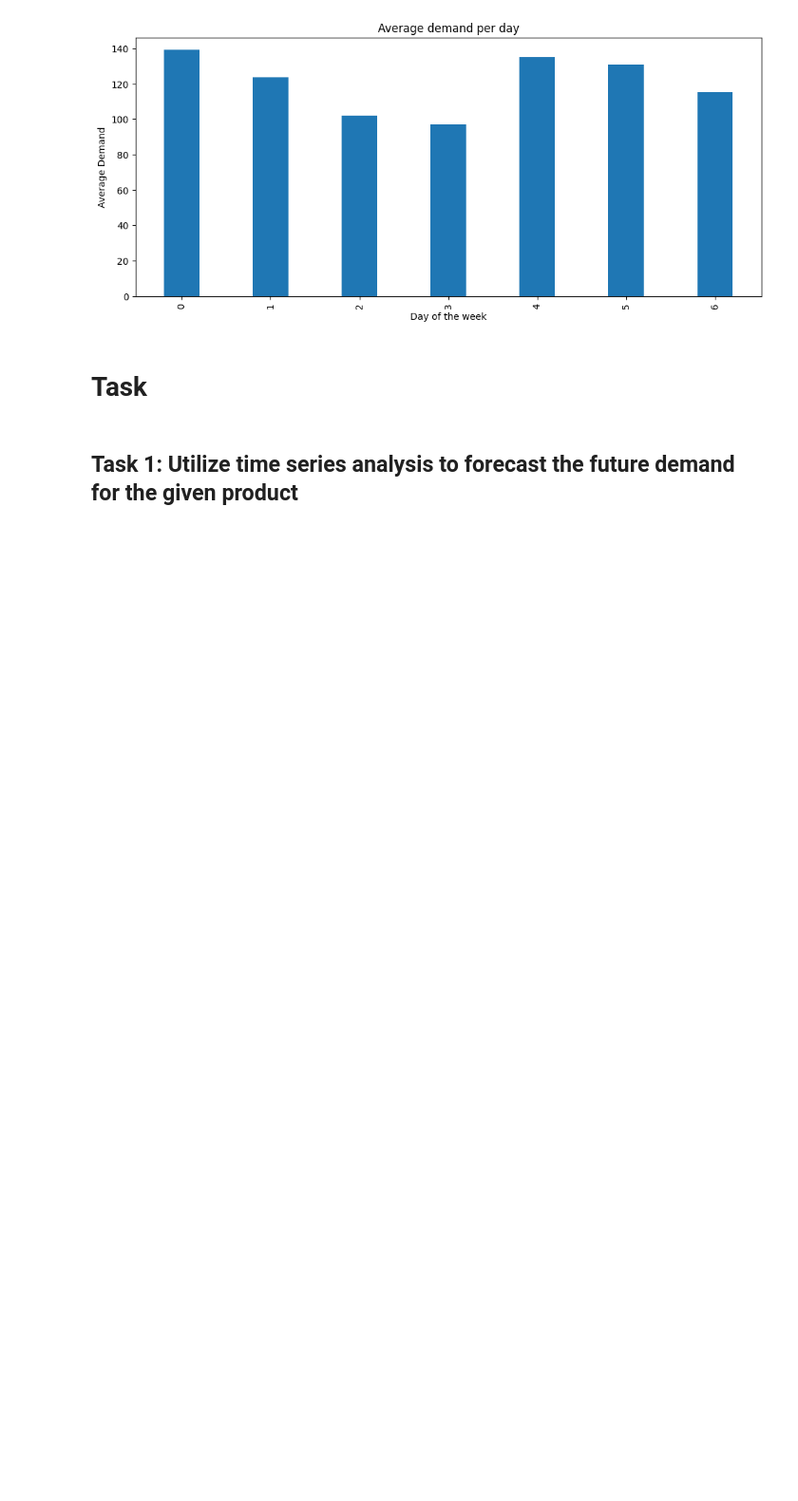
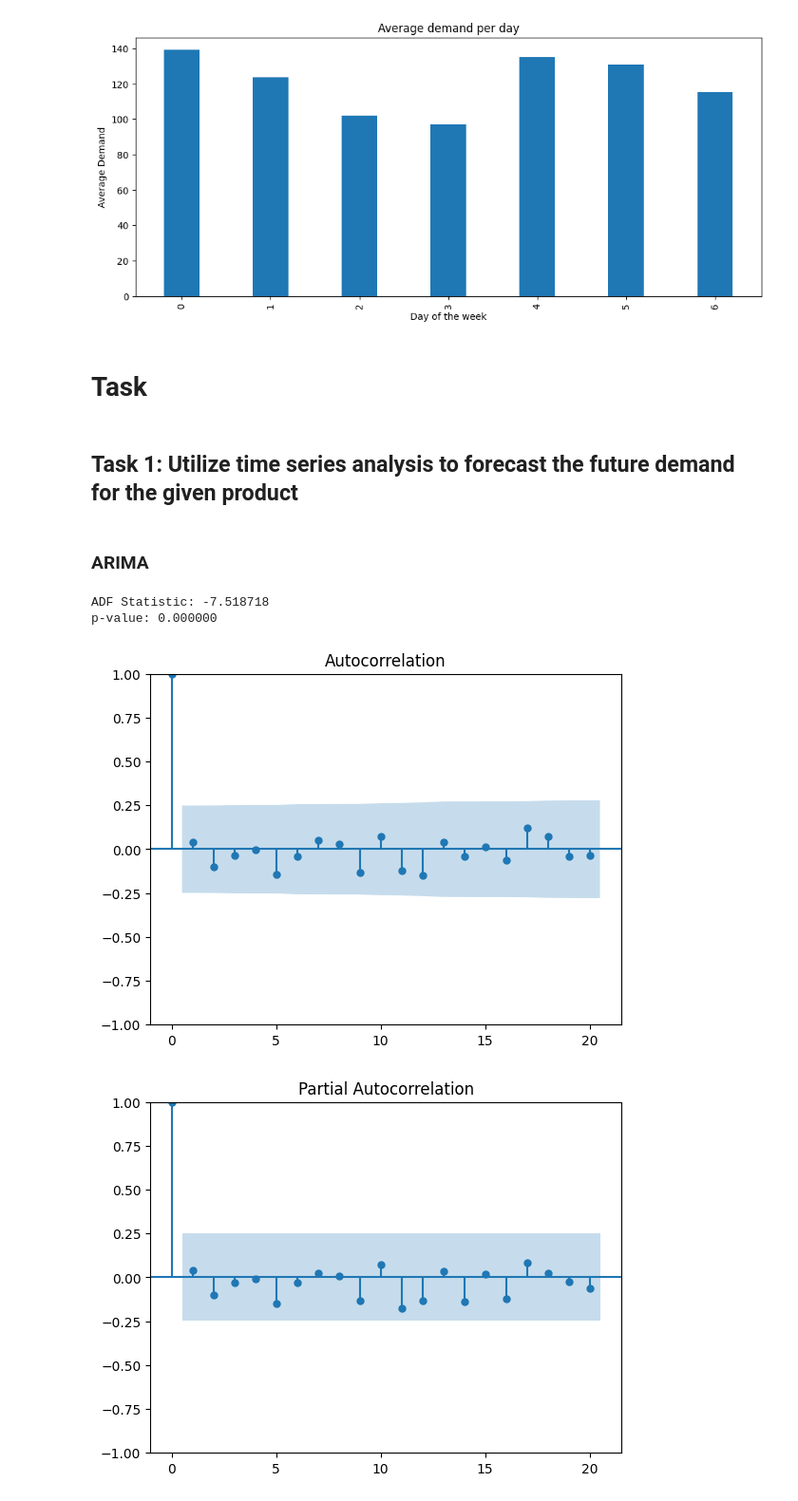
Before and after one commit to humzahmalik-ef/demand-forecasting, a Jupyter notebook: main.ipynb, the cells around one changed output. Shown at 95% size. Cells and saved outputs as stored; diff of their text form; code cells hidden in the pictures; blank space fills up the shorter version.

```diff
--- a/main.ipynb
+++ b/main.ipynb
@@ -93,3 +93,21 @@ plt.show()
 # Task
 # %% [markdown]
 ## Task 1: Utilize time series analysis to forecast the future demand for the given product
+# %% [markdown]
+### ARIMA
+# %%
+adf_test = adfuller(df['Demand'])
+
+# Output the results
+print('ADF Statistic: %f' % adf_test[0])
+print('p-value: %f' % adf_test[1])
+# %% [output]
+ADF Statistic: -7.518718
+p-value: 0.000000
+# %%
+plot_acf(df['Demand'], lags=20)
+plot_pacf(df['Demand'], lags=20)
+plt.show()
+# %% [output]
+[figure, added]
+[figure, added]
```
Also changed, not shown: parts of 2 cells of this notebook.
